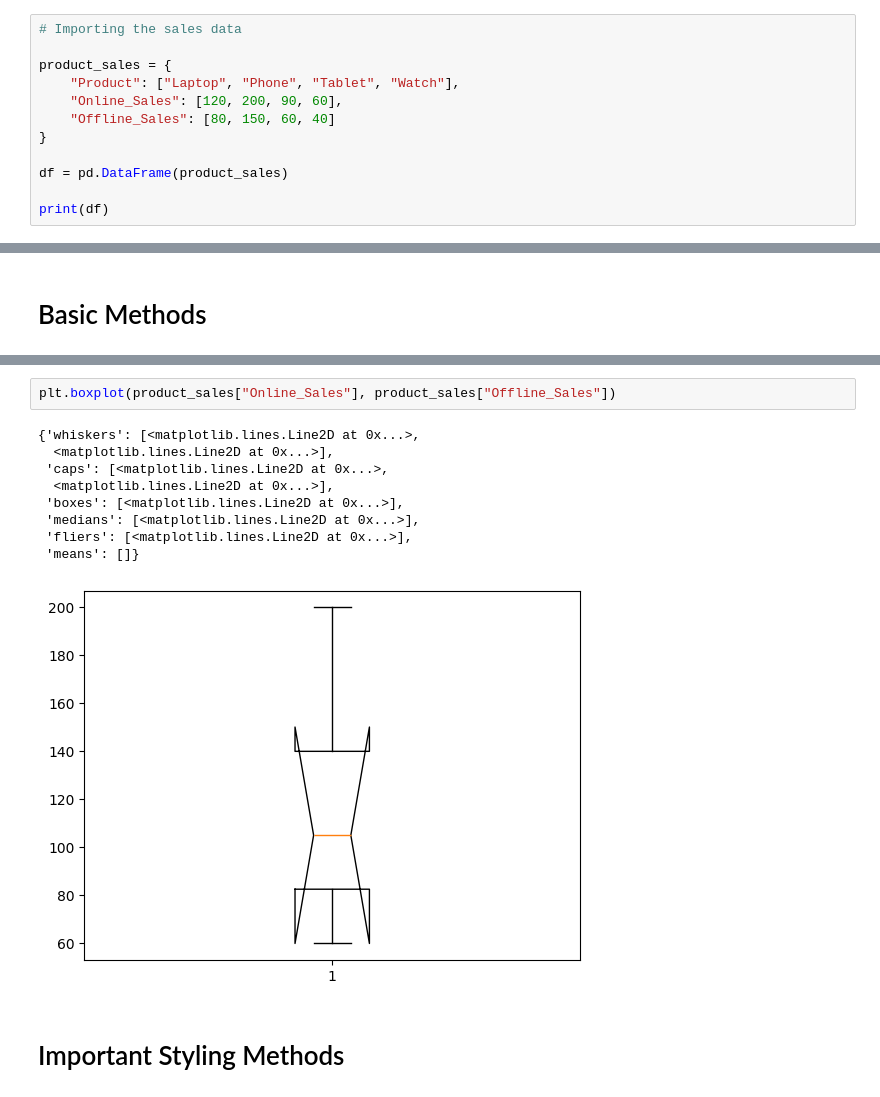
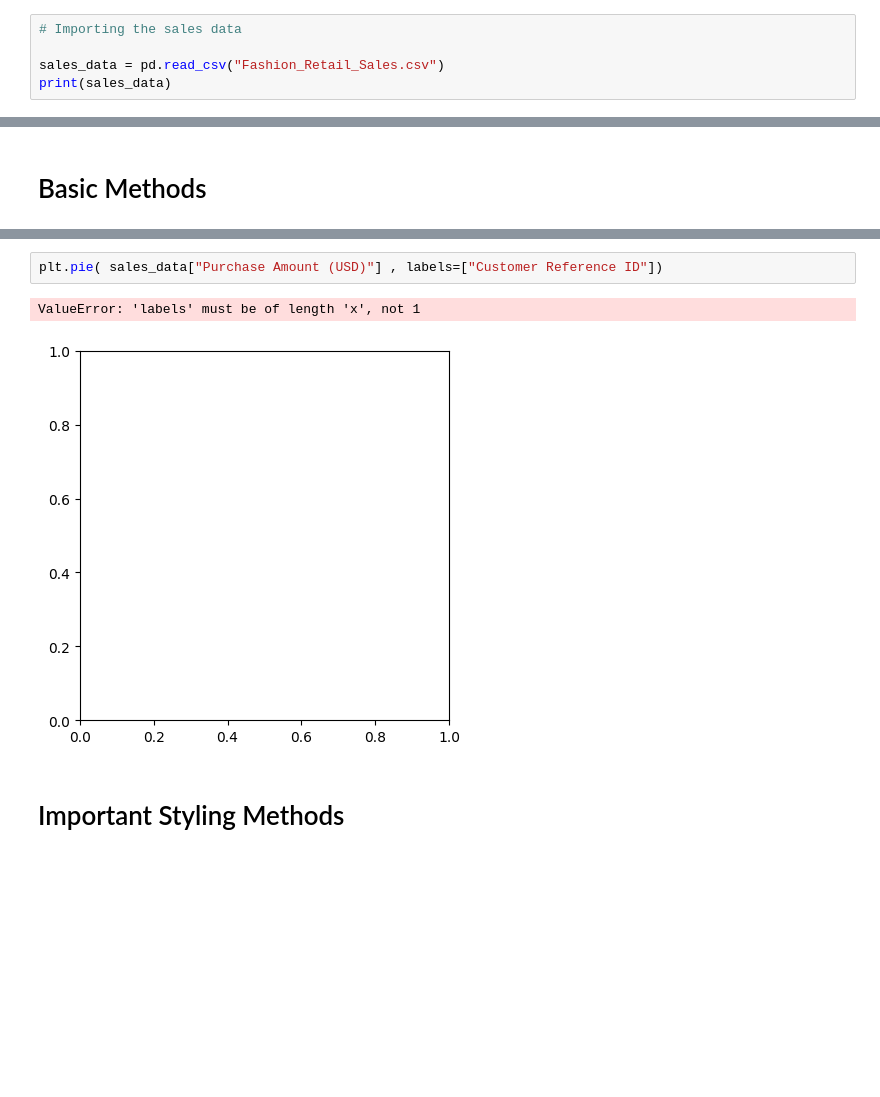
Before and after one commit to T-REX-C0DER/Data-Visualization-with-Python, a Jupyter notebook: Matplotlib.ipynb, the cells around one changed output, grey strips where cells are left out. Drawn from its saved outputs; the diff is of its cells as text; blank space fills up the shorter version.

Commit message:
data related info

```diff
--- a/Matplotlib.ipynb
+++ b/Matplotlib.ipynb
@@ -8,13 +8,6 @@ import matplotlib.image as mpimg
 # %%
 # Importing the sales data
 
-product_sales = {
-    "Product": ["Laptop", "Phone", "Tablet", "Watch"],
-    "Online_Sales": [120, 200, 90, 60],
-    "Offline_Sales": [80, 150, 60, 40]
-}
-
-df = pd.DataFrame(product_sales)
-
-print(df)
+sales_data = pd.read_csv("Fashion_Retail_Sales.csv")
+print(sales_data)
 # %% [output]
@@ -62,15 +83,8 @@ plt.pie(product_sales["Offline_Sales"] , labels = product_sales["Product"])
 # %%
-plt.boxplot(product_sales["Online_Sales"], product_sales["Offline_Sales"])
+plt.pie( sales_data["Purchase Amount (USD)"] , labels=["Customer Reference ID"])
 # %% [output]
-{'whiskers': [<matplotlib.lines.Line2D at 0x...>,
-  <matplotlib.lines.Line2D at 0x...>],
- 'caps': [<matplotlib.lines.Line2D at 0x...>,
-  <matplotlib.lines.Line2D at 0x...>],
- 'boxes': [<matplotlib.lines.Line2D at 0x...>],
- 'medians': [<matplotlib.lines.Line2D at 0x...>],
- 'fliers': [<matplotlib.lines.Line2D at 0x...>],
- 'means': []}
+ValueError: 'labels' must be of length 'x', not 1
-[figure, old version]
+[figure, new version]
 # %% [markdown]
 # Important Styling Methods
 # %%
```
Also changed, not shown: parts of 7 cells of this notebook.
